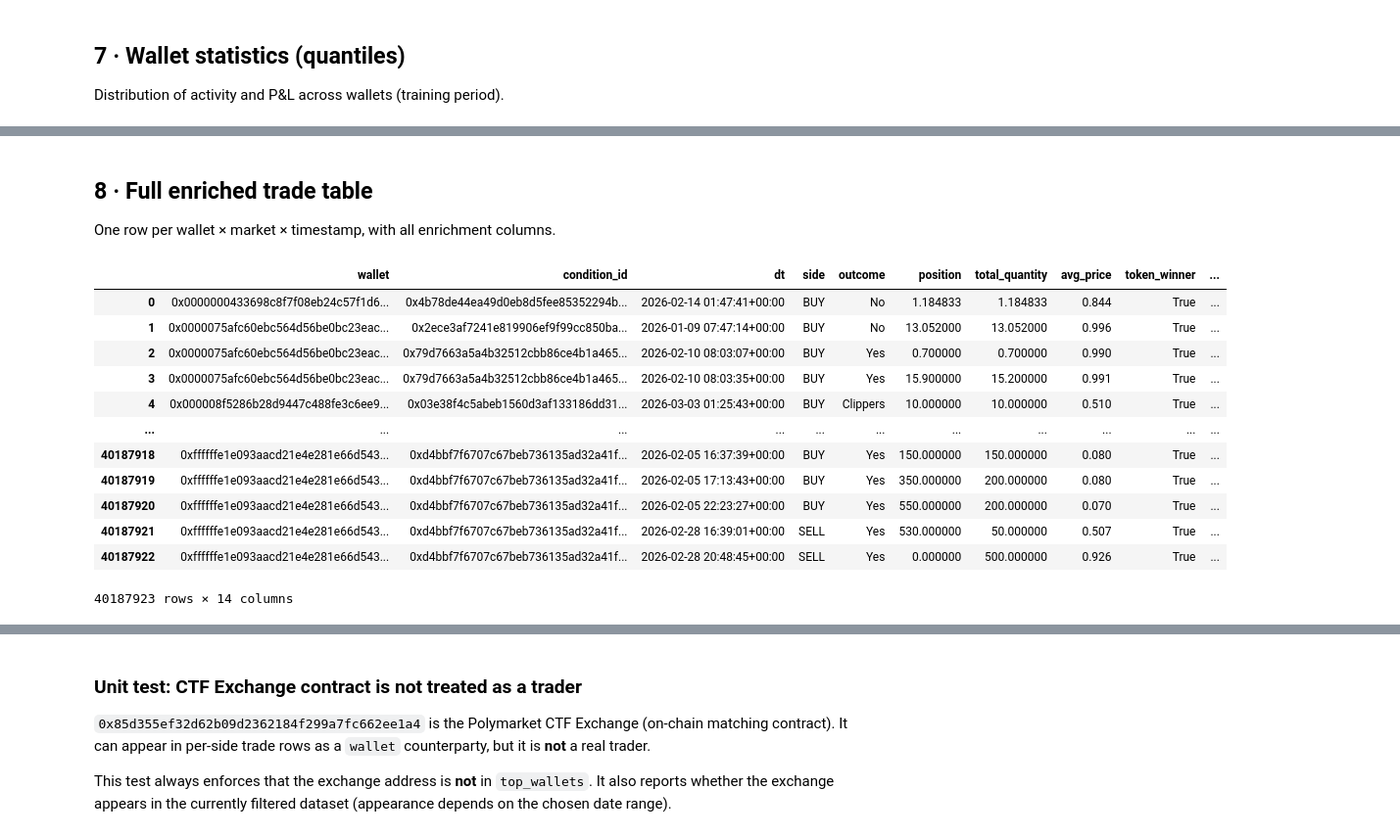
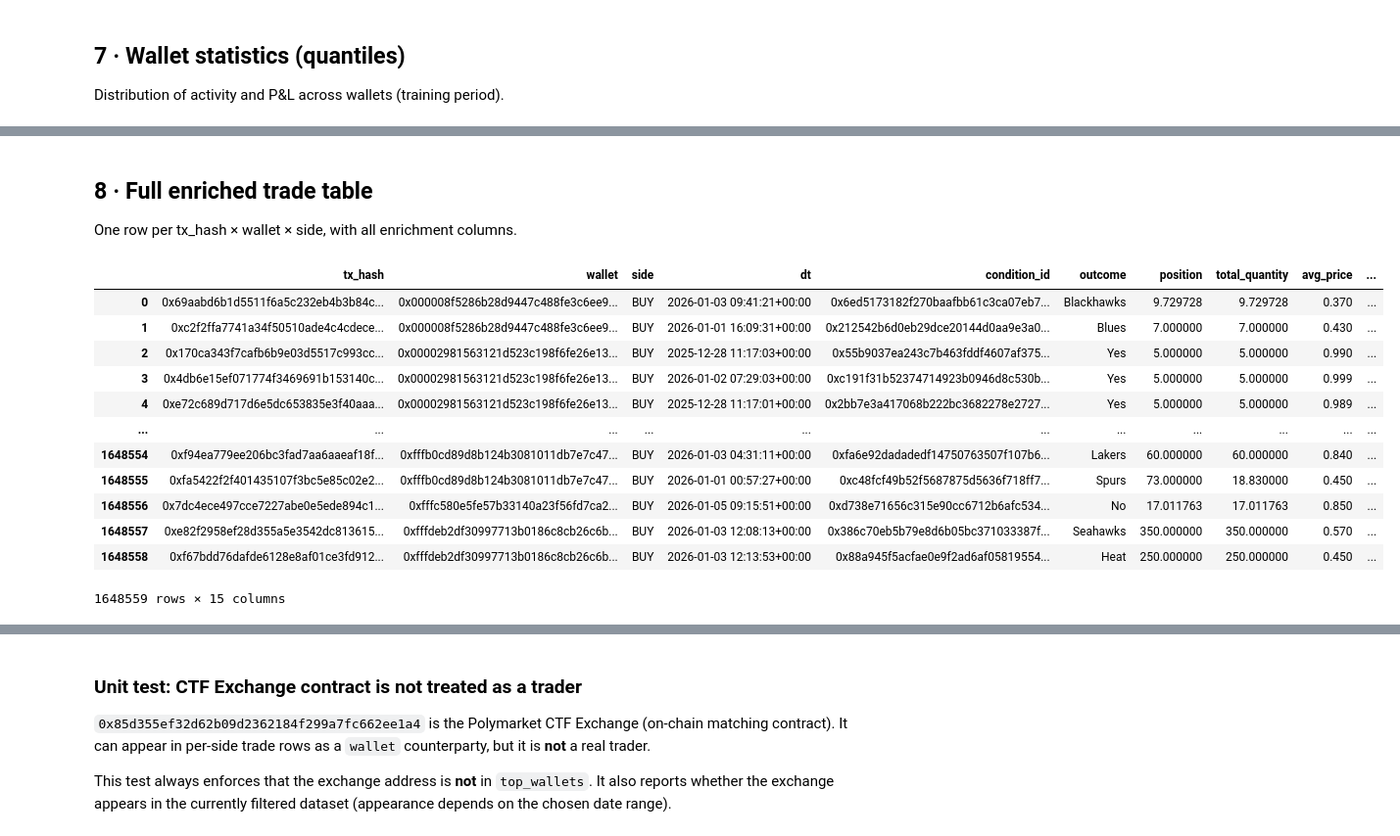
Before and after one commit to vobornij/polymarket, a Jupyter notebook: notebooks/flow/stage0_initial_filtering.ipynb, the cells around one changed output, grey strips where cells are left out. Shown at 98% size. Cells and saved outputs as stored; diff of their text form; code cells hidden in the pictures.

```diff
--- a/notebooks/flow/stage0_initial_filtering.ipynb
+++ b/notebooks/flow/stage0_initial_filtering.ipynb
@@ -213,7 +219,9 @@ def enrich_trade_chunk(chunk: pd.DataFrame) -> pd.DataFrame:
     c["final_value_usdc"] = c["quantity"] * c["final_price"]
     return c
 
-GROUP_KEYS = ["wallet", "condition_id", "dt"]
+# Group by tx_hash × wallet × side so that every on-chain transaction is one row
+# per wallet-side pair, regardless of how many individual fills it contains.
+GROUP_KEYS = ["tx_hash", "wallet", "side"]
 
 READ_COLS = [
     "tx_hash", "log_index", "block_timestamp", "trade_date", "condition_id",
@@ -240,20 +248,23 @@ for i, f in enumerate(trade_files, start=1):
     if len(enriched_chunk) == 0:
         continue
 
+    # qty-weighted price numerator: sum(price * quantity) per group
+    enriched_chunk["price_x_qty"] = enriched_chunk["price"] * enriched_chunk["quantity"]
+
     grouped_part = (
         enriched_chunk.groupby(GROUP_KEYS, sort=False)
         .agg(
-            side             = ("side",             "first"),
-            outcome          = ("outcome",          "first"),
-            token_winner     = ("token_winner",     "first"),
-            final_price      = ("final_price",      "first"),
-            position         = ("position",         "max"),
-            total_quantity   = ("quantity",         "sum"),
-            price_sum        = ("price",            "sum"),
-            price_count      = ("price",            "count"),
-            trade_value_usdc = ("usdc_amount",      "sum"),
-            final_value_usdc = ("final_value_usdc", "sum"),
-            num_fills        = ("tx_hash",          "count"),
+            dt               = ("dt",             "first"),
+            condition_id     = ("condition_id",   "first"),
+            outcome          = ("outcome",         "first"),
+            token_winner     = ("token_winner",    "first"),
+            final_price      = ("final_price",     "first"),
+            position         = ("position",        "max"),
+            total_quantity   = ("quantity",        "sum"),
+            price_x_qty_sum  = ("price_x_qty",    "sum"),
+            trade_value_usdc = ("usdc_amount",     "sum"),
+            final_value_usdc = ("final_value_usdc","sum"),
+            num_fills        = ("log_index",       "count"),
         )
         .reset_index()
     )
@@ -274,14 +285,14 @@ grouped = pd.concat(grouped_parts, ignore_index=True)
 grouped = (
     grouped.groupby(GROUP_KEYS, sort=False)
     .agg(
-        side             = ("side",             "first"),
+        dt               = ("dt",               "first"),
+        condition_id     = ("condition_id",     "first"),
         outcome          = ("outcome",          "first"),
         token_winner     = ("token_winner",     "first"),
         final_price      = ("final_price",      "first"),
         position         = ("position",         "max"),
         total_quantity   = ("total_quantity",   "sum"),
-        price_sum        = ("price_sum",        "sum"),
-        price_count      = ("price_count",      "sum"),
+        price_x_qty_sum  = ("price_x_qty_sum", "sum"),
         trade_value_usdc = ("trade_value_usdc", "sum"),
         final_value_usdc = ("final_value_usdc", "sum"),
         num_fills        = ("num_fills",        "sum"),
@@ -289,9 +300,9 @@ grouped = (
     .reset_index()
 )
 
-grouped["avg_price"] = grouped["price_sum"] / grouped["price_count"]
-grouped.drop(columns=["price_sum", "price_count"], inplace=True)
-grouped.sort_values(["wallet", "condition_id", "dt"], inplace=True, ignore_index=True)
+grouped["avg_price"] = grouped["price_x_qty_sum"] / grouped["total_quantity"]
+grouped.drop(columns=["price_x_qty_sum"], inplace=True)
+grouped.sort_values(["wallet", "tx_hash", "side"], inplace=True, ignore_index=True)
 
 print(
     f"Rows after market filter: {total_filtered_rows:,}  "
@@ -495,30 +510,30 @@ wallet_stats
 # %% [markdown]
 ## 8 · Full enriched trade table
 
-One row per wallet × market × timestamp, with all enrichment columns.
+One row per tx_hash × wallet × side, with all enrichment columns.
 # %%
 DISPLAY_COLS = [
-    "wallet", "condition_id", "dt",
-    "side", "outcome", "position", "total_quantity", "avg_price",
+    "tx_hash", "wallet", "side",
+    "dt", "condition_id", "outcome", "position", "total_quantity", "avg_price",
     "token_winner", "final_price",
     "trade_value_usdc", "final_value_usdc", "trade_pnl", "num_fills",
 ]
 
 grouped[DISPLAY_COLS]
 # %% [output]
-|  | wallet | condition_id | dt | side | outcome | position | total_quantity | avg_price | token_winner | ... |
-| 0 | 0x0000000433698c8f7f08eb24c57f1d6... | 0x4b78de44ea49d0eb8d5fee85352294b... | 2026-02-14 01:47:41+00:00 | BUY | No | 1.184833 | 1.184833 | 0.844 | True | ... |
-| 1 | 0x0000075afc60ebc564d56be0bc23eac... | 0x2ece3af7241e819906ef9f99cc850ba... | 2026-01-09 07:47:14+00:00 | BUY | No | 13.052000 | 13.052000 | 0.996 | True | ... |
-| 2 | 0x0000075afc60ebc564d56be0bc23eac... | 0x79d7663a5a4b32512cbb86ce4b1a465... | 2026-02-10 08:03:07+00:00 | BUY | Yes | 0.700000 | 0.700000 | 0.990 | True | ... |
-| 3 | 0x0000075afc60ebc564d56be0bc23eac... | 0x79d7663a5a4b32512cbb86ce4b1a465... | 2026-02-10 08:03:35+00:00 | BUY | Yes | 15.900000 | 15.200000 | 0.991 | True | ... |
-| 4 | 0x000008f5286b28d9447c488fe3c6ee9... | 0x03e38f4c5abeb1560d3af133186dd31... | 2026-03-03 01:25:43+00:00 | BUY | Clippers | 10.000000 | 10.000000 | 0.510 | True | ... |
+|  | tx_hash | wallet | side | dt | condition_id | outcome | position | total_quantity | avg_price | ... |
+| 0 | 0x69aabd6b1d5511f6a5c232eb4b3b84c... | 0x000008f5286b28d9447c488fe3c6ee9... | BUY | 2026-01-03 09:41:21+00:00 | 0x6ed5173182f270baafbb61c3ca07eb7... | Blackhawks | 9.729728 | 9.729728 | 0.370 | ... |
+| 1 | 0xc2f2ffa7741a34f50510ade4c4cdece... | 0x000008f5286b28d9447c488fe3c6ee9... | BUY | 2026-01-01 16:09:31+00:00 | 0x212542b6d0eb29dce20144d0aa9e3a0... | Blues | 7.000000 | 7.000000 | 0.430 | ... |
+| 2 | 0x170ca343f7cafb6b9e03d5517c993cc... | 0x00002981563121d523c198f6fe26e13... | BUY | 2025-12-28 11:17:03+00:00 | 0x55b9037ea243c7b463fddf4607af375... | Yes | 5.000000 | 5.000000 | 0.990 | ... |
+| 3 | 0x4db6e15ef071774f3469691b153140c... | 0x00002981563121d523c198f6fe26e13... | BUY | 2026-01-02 07:29:03+00:00 | 0xc191f31b52374714923b0946d8c530b... | Yes | 5.000000 | 5.000000 | 0.999 | ... |
+| 4 | 0xe72c689d717d6e5dc653835e3f40aaa... | 0x00002981563121d523c198f6fe26e13... | BUY | 2025-12-28 11:17:01+00:00 | 0x2bb7e3a417068b222bc3682278e2727... | Yes | 5.000000 | 5.000000 | 0.989 | ... |
 | ... | ... | ... | ... | ... | ... | ... | ... | ... | ... | ... |
-| 40187918 | 0xffffffe1e093aacd21e4e281e66d543... | 0xd4bbf7f6707c67beb736135ad32a41f... | 2026-02-05 16:37:39+00:00 | BUY | Yes | 150.000000 | 150.000000 | 0.080 | True | ... |
-| 40187919 | 0xffffffe1e093aacd21e4e281e66d543... | 0xd4bbf7f6707c67beb736135ad32a41f... | 2026-02-05 17:13:43+00:00 | BUY | Yes | 350.000000 | 200.000000 | 0.080 | True | ... |
-| 40187920 | 0xffffffe1e093aacd21e4e281e66d543... | 0xd4bbf7f6707c67beb736135ad32a41f... | 2026-02-05 22:23:27+00:00 | BUY | Yes | 550.000000 | 200.000000 | 0.070 | True | ... |
-| 40187921 | 0xffffffe1e093aacd21e4e281e66d543... | 0xd4bbf7f6707c67beb736135ad32a41f... | 2026-02-28 16:39:01+00:00 | SELL | Yes | 530.000000 | 50.000000 | 0.507 | True | ... |
-| 40187922 | 0xffffffe1e093aacd21e4e281e66d543... | 0xd4bbf7f6707c67beb736135ad32a41f... | 2026-02-28 20:48:45+00:00 | SELL | Yes | 0.000000 | 500.000000 | 0.926 | True | ... |
+| 1648554 | 0xf94ea779ee206bc3fad7aa6aaeaf18f... | 0xfffb0cd89d8b124b3081011db7e7c47... | BUY | 2026-01-03 04:31:11+00:00 | 0xfa6e92dadadedf14750763507f107b6... | Lakers | 60.000000 | 60.000000 | 0.840 | ... |
+| 1648555 | 0xfa5422f2f401435107f3bc5e85c02e2... | 0xfffb0cd89d8b124b3081011db7e7c47... | BUY | 2026-01-01 00:57:27+00:00 | 0xc48fcf49b52f5687875d5636f718ff7... | Spurs | 73.000000 | 18.830000 | 0.450 | ... |
+| 1648556 | 0x7dc4ece497cce7227abe0e5ede894c1... | 0xfffc580e5fe57b33140a23f56fd7ca2... | BUY | 2026-01-05 09:15:51+00:00 | 0xd738e71656c315e90cc6712b6afc534... | No | 17.011763 | 17.011763 | 0.850 | ... |
+| 1648557 | 0xe82f2958ef28d355a5e3542dc813615... | 0xfffdeb2df30997713b0186c8cb26c6b... | BUY | 2026-01-03 12:08:13+00:00 | 0x386c70eb5b79e8d6b05bc371033387f... | Seahawks | 350.000000 | 350.000000 | 0.570 | ... |
+| 1648558 | 0xf67bdd76dafde6128e8af01ce3fd912... | 0xfffdeb2df30997713b0186c8cb26c6b... | BUY | 2026-01-03 12:13:53+00:00 | 0x88a945f5acfae0e9f2ad6af05819554... | Heat | 250.000000 | 250.000000 | 0.450 | ... |
-40187923 rows × 14 columns
+1648559 rows × 15 columns
 # %% [markdown]
 ## 9 · Export top-5% wallets to parquet shards
 
```
Also changed, not shown: parts of 14 cells of this notebook, 5 other files.
